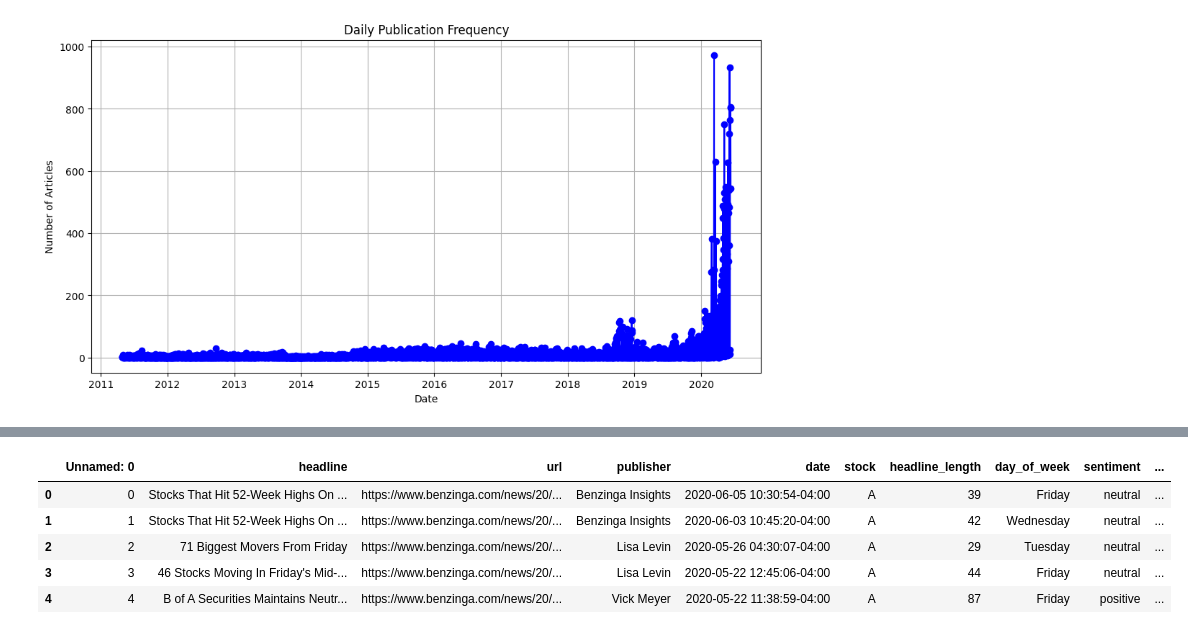
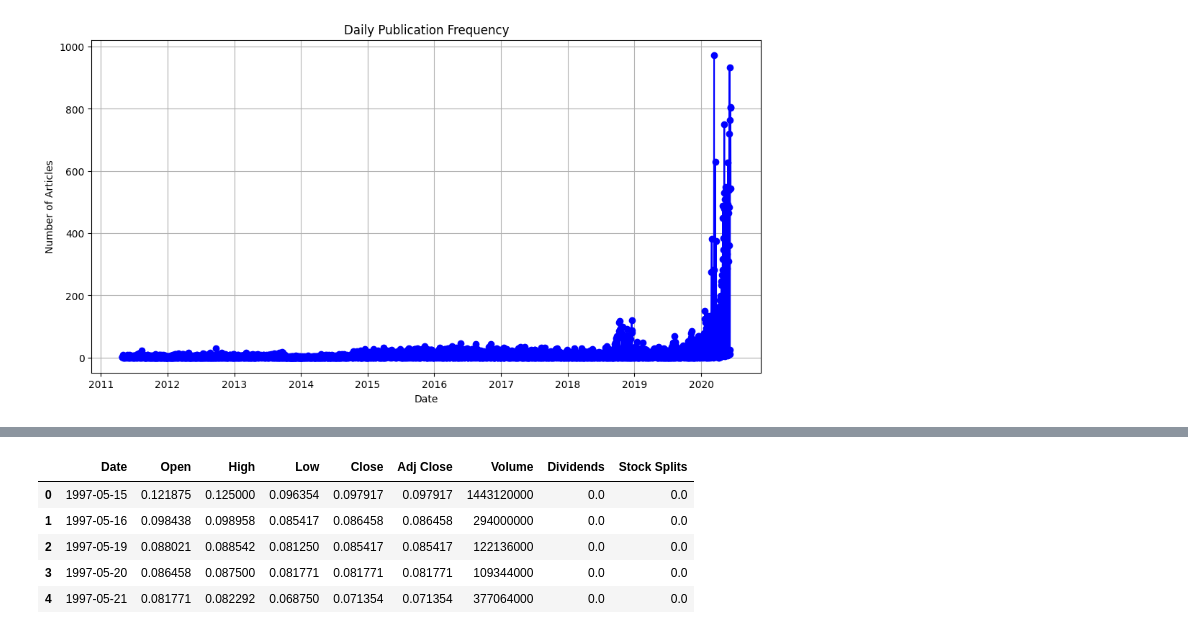
Before and after one commit to Ofgeha-Gelana/Nova-Financial-Solution, a Jupyter notebook: notebooks/eda.ipynb, the cells around one changed output, grey strips where cells are left out. Cells and saved outputs as stored; diff of their text form; code cells hidden in the pictures.

```diff
--- a/notebooks/eda.ipynb
+++ b/notebooks/eda.ipynb
@@ -284,14 +284,14 @@ webmaster             1             0               0
 [223 rows x 3 columns]
 # %%
 df1 = pd.read_csv('../Data/AMZN_historical_data.csv')
-df.head()
+df1.head()
 # %% [output]
-|  | Unnamed: 0 | headline | url | publisher | date | stock | headline_length | day_of_week | sentiment | ... |
-| 0 | 0 | Stocks That Hit 52-Week Highs On ... | https://www.benzinga.com/news/20/... | Benzinga Insights | 2020-06-05 10:30:54-04:00 | A | 39 | Friday | neutral | ... |
-| 1 | 1 | Stocks That Hit 52-Week Highs On ... | https://www.benzinga.com/news/20/... | Benzinga Insights | 2020-06-03 10:45:20-04:00 | A | 42 | Wednesday | neutral | ... |
-| 2 | 2 | 71 Biggest Movers From Friday | https://www.benzinga.com/news/20/... | Lisa Levin | 2020-05-26 04:30:07-04:00 | A | 29 | Tuesday | neutral | ... |
-| 3 | 3 | 46 Stocks Moving In Friday's Mid-... | https://www.benzinga.com/news/20/... | Lisa Levin | 2020-05-22 12:45:06-04:00 | A | 44 | Friday | neutral | ... |
-| 4 | 4 | B of A Securities Maintains Neutr... | https://www.benzinga.com/news/20/... | Vick Meyer | 2020-05-22 11:38:59-04:00 | A | 87 | Friday | positive | ... |
+|  | Date | Open | High | Low | Close | Adj Close | Volume | Dividends | Stock Splits |
+| 0 | 1997-05-15 | 0.121875 | 0.125000 | 0.096354 | 0.097917 | 0.097917 | 1443120000 | 0.0 | 0.0 |
+| 1 | 1997-05-16 | 0.098438 | 0.098958 | 0.085417 | 0.086458 | 0.086458 | 294000000 | 0.0 | 0.0 |
+| 2 | 1997-05-19 | 0.088021 | 0.088542 | 0.081250 | 0.085417 | 0.085417 | 122136000 | 0.0 | 0.0 |
+| 3 | 1997-05-20 | 0.086458 | 0.087500 | 0.081771 | 0.081771 | 0.081771 | 109344000 | 0.0 | 0.0 |
+| 4 | 1997-05-21 | 0.081771 | 0.082292 | 0.068750 | 0.071354 | 0.071354 | 377064000 | 0.0 | 0.0 |
 # %%
 import talib
 
```
Also changed, not shown: parts of 2 cells of this notebook, 1 other file.
